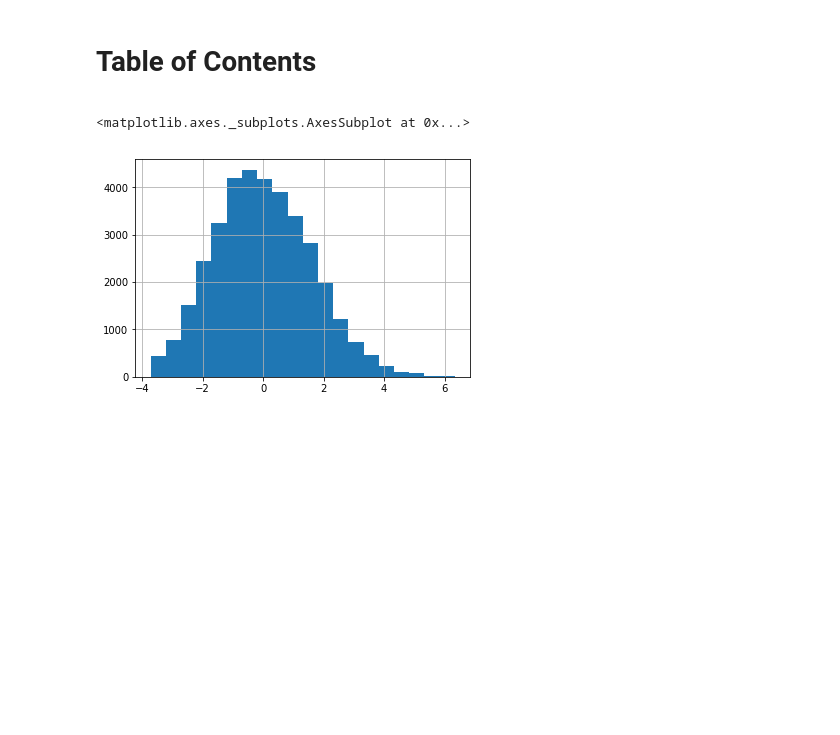
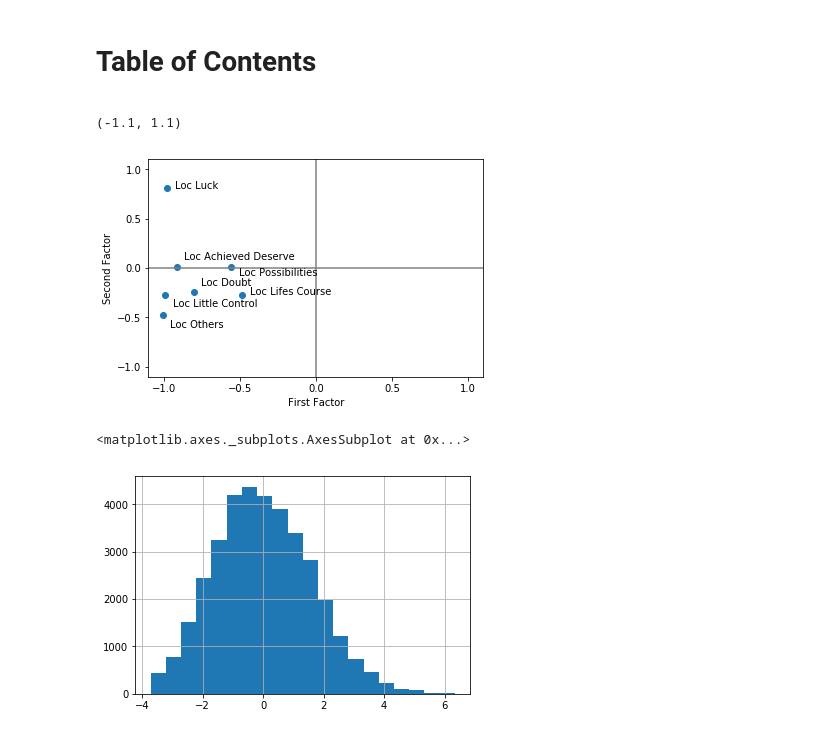
Before and after one commit to tobiasraabe/loc, a Jupyter notebook: src/exploration/explore_loc.ipynb, the cells around one changed output. Drawn from its saved outputs; the diff is of its cells as text; code cells hidden in the pictures; blank space fills up the shorter version.

```diff
--- a/src/exploration/explore_loc.ipynb
+++ b/src/exploration/explore_loc.ipynb
@@ -8,6 +10,34 @@ from scipy import stats
 # %%
-pca = pd.read_pickle('../../bld/out/data/loc_pca.pkl')
-fa = pd.read_pickle('../../bld/out/data/loc_fa.pkl')
+# pca = pd.read_pickle('../../bld/out/data/loc_pca.pkl')
+fa = pd.read_pickle('../../bld/out/data/fa_loadings.pkl')
+# %%
+fig, ax = plt.subplots()
+
+ax.plot(fa.FIRST_FACTOR, fa.SECOND_FACTOR, 'o')
+
+ax.axhline(y=0, color='grey')
+ax.axvline(x=0, color='grey')
+
+for i, [x, y] in fa.iterrows():
+    if i in ['LOC_DOUBT', 'LOC_ACHIEVED_DESERVE']:
+        y += 0.07
+    elif i in ['LOC_LITTLE_CONTROL', 'LOC_OTHERS']:
+        y -= 0.12
+    elif i in ['LOC_POSSIBILITIES']:
+        y -= 0.09
+    ax.annotate(i.replace('_', ' ').title(), xy=(x + 0.05, y))
+
+ax.set_xlabel('First Factor')
+ax.set_ylabel('Second Factor')
+
+ax.set_xticks(np.arange(-1, 1.1, 0.5))
+ax.set_yticks(np.arange(-1, 1.1, 0.5))
+
+ax.set_xlim(-1.1, 1.1)
+ax.set_ylim(-1.1, 1.1)
+# %% [output]
+(-1.1, 1.1)
+[figure, added]
 # %%
 pca.FIRST_AXIS.hist(bins=10)
 # %% [output]
```
Also changed, not shown: parts of 1 cell of this notebook, 11 other files.
